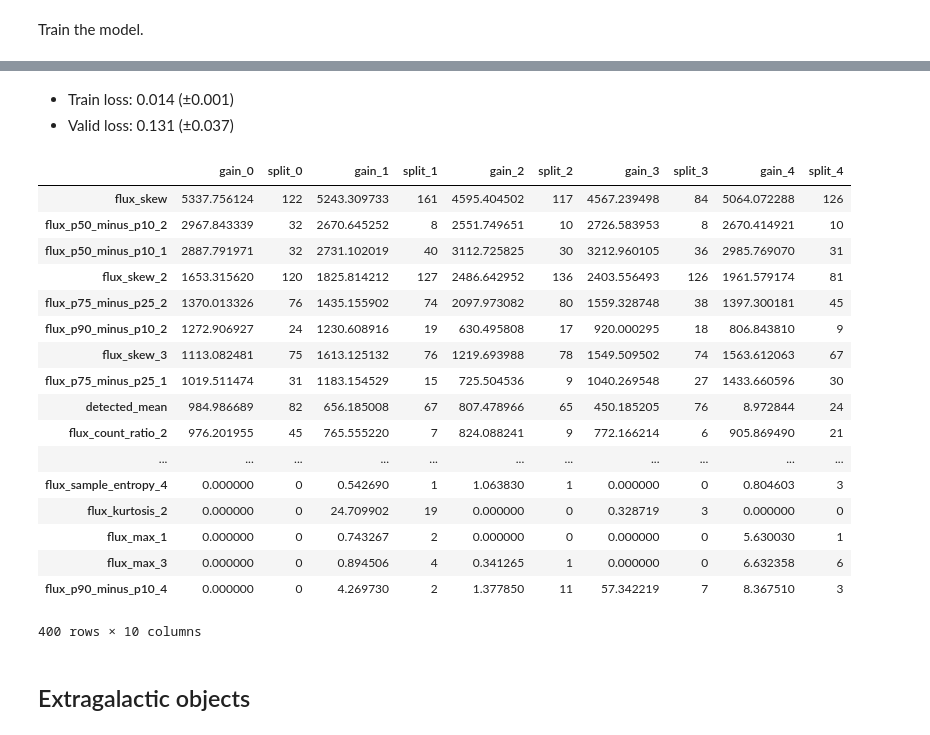
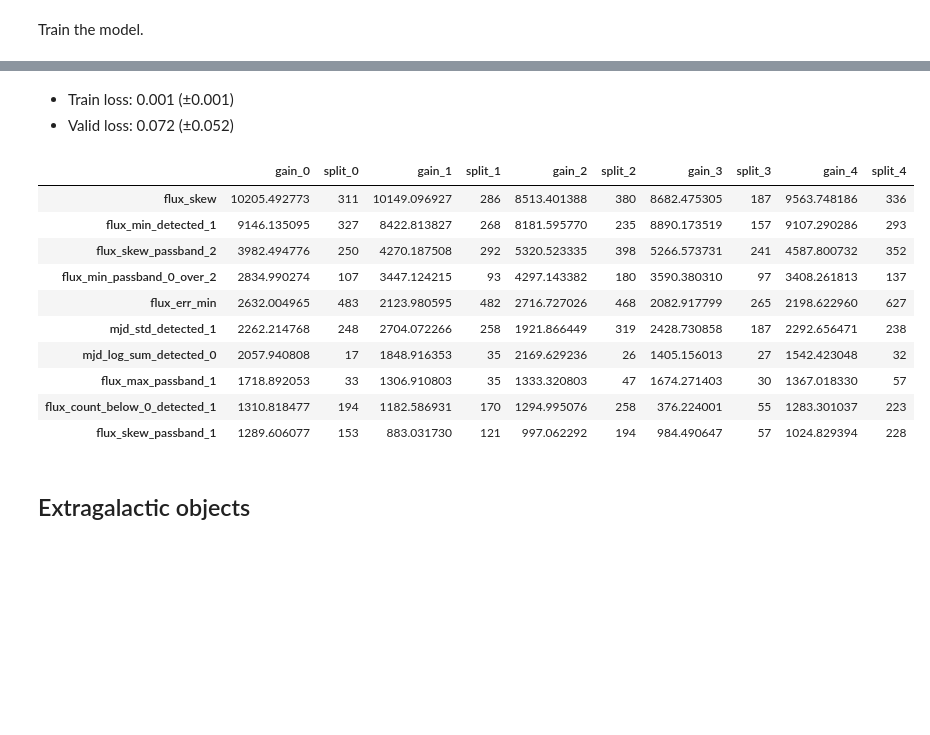
Before and after one commit to MaxHalford/kaggle-plasticc-astro-classification, a Jupyter notebook: Solution.ipynb, the cells around one changed output, grey strips where cells are left out. Cells and saved outputs as stored; diff of their text form; code cells hidden in the pictures; blank space fills up the shorter version.

```diff
--- a/Solution.ipynb
+++ b/Solution.ipynb
@@ -60,7 +48,7 @@ import itertools
 
 for (i, j) in itertools.combinations(range(6), 2):
     for stat in ('mean', 'min', 'max', 'std', 'skew', 'kurtosis'):
-        df[f'flux_{stat}_{i}_over_{j}'] = df.eval(f'flux_{stat}_{i} / (flux_{stat}_{j} + 1)')
+        df[f'flux_{stat}_passband_{i}_over_{j}'] = df.eval(f'flux_{stat}_passband_{i} / (flux_{stat}_passband_{j} + 1)')
 # %% [markdown]
 See what we got.
 # %%
@@ -76,14 +64,14 @@ df.head()
 # %% [markdown]
 # Learning
 # %%
-to_drop = ['is_train', 'target', 'hostgal_specz']
+to_drop = ['is_train',  'is_galactic', 'target', 'hostgal_specz']
 
 train = df[df['is_train']].set_index('object_id')
 test = df[~df['is_train']].set_index('object_id')
 
-X_train = train.drop(columns=to_drop)
+X_train = train.drop(columns=to_drop).astype(np.float32)
 y_train = train['target'].apply(lambda x: f'class_{int(x)}').astype('category')
-X_test = test.drop(columns=to_drop)
+X_test = test.drop(columns=to_drop).astype(np.float32)
 
 submission = pd.DataFrame(0.0, index=test.index, columns=y_train.cat.categories)
 submission['class_99'] = 0.0
@@ -138,9 +126,9 @@ def make_metric(class_to_int):
 # %% [markdown]
 Select the galactic objects.
 # %%
-X_train_gal = X_train[X_train['hostgal_photoz'] == 0]
-y_train_gal = y_train[X_train['hostgal_photoz'] == 0]
-X_test_gal = X_test[X_test['hostgal_photoz'] == 0]
+X_train_gal = X_train[train['is_galactic']]
+y_train_gal = y_train[train['is_galactic']]
+X_test_gal = X_test[test['is_galactic']]
 
 class_to_int = {c: i for i, c in enumerate(y_train_gal.unique())}
 int_to_class = {i: c for c, i in class_to_int.items()}
@@ -158,19 +146,19 @@ params = {
     'num_classes': y_train_gal.nunique(),
     'metric': 'None',
     'num_threads': -1,
-    'num_leaves': 7,
+    'num_leaves': 10,
     'max_bin': 127,
     'min_data_in_bin': 20,
-    'min_data_in_leaf': 340,
-    'min_sum_hessian_in_leaf': 5e-2,
-    'learning_rate': 0.07,
-    'feature_fraction': 0.7,
+    'min_data_in_leaf': 260,
+    'min_sum_hessian_in_leaf': 5e-3,
+    'learning_rate': 0.04,
+    'feature_fraction': 0.85,
     'feature_fraction_seed': 42,
     'bagging_fraction': 1,
     'bagging_freq': 0,
     'bagging_seed': 42,
-    'lambda_l1': 0.6,
-    'lambda_l2': 0.1,
+    'lambda_l1': 0,
+    'lambda_l2': 0,
     'verbosity': 2,
 }
 
@@ -243,27 +231,20 @@ Early stopping, best iteration is:
 # %% [markdown]
-- Train loss: 0.014 (±0.001)
-- Valid loss: 0.131 (±0.037)
+- Train loss: 0.001 (±0.001)
+- Valid loss: 0.072 (±0.052)
 # %%
-feature_importances.sort_values('gain_0', ascending=False)
+feature_importances.sort_values('gain_0', ascending=False).head(10)
 # %% [output]
 |  | gain_0 | split_0 | gain_1 | split_1 | gain_2 | split_2 | gain_3 | split_3 | gain_4 | split_4 |
-| flux_skew | 5337.756124 | 122 | 5243.309733 | 161 | 4595.404502 | 117 | 4567.239498 | 84 | 5064.072288 | 126 |
-| flux_p50_minus_p10_2 | 2967.843339 | 32 | 2670.645252 | 8 | 2551.749651 | 10 | 2726.583953 | 8 | 2670.414921 | 10 |
-| flux_p50_minus_p10_1 | 2887.791971 | 32 | 2731.102019 | 40 | 3112.725825 | 30 | 3212.960105 | 36 | 2985.769070 | 31 |
-| flux_skew_2 | 1653.315620 | 120 | 1825.814212 | 127 | 2486.642952 | 136 | 2403.556493 | 126 | 1961.579174 | 81 |
-| flux_p75_minus_p25_2 | 1370.013326 | 76 | 1435.155902 | 74 | 2097.973082 | 80 | 1559.328748 | 38 | 1397.300181 | 45 |
-| flux_p90_minus_p10_2 | 1272.906927 | 24 | 1230.608916 | 19 | 630.495808 | 17 | 920.000295 | 18 | 806.843810 | 9 |
-| flux_skew_3 | 1113.082481 | 75 | 1613.125132 | 76 | 1219.693988 | 78 | 1549.509502 | 74 | 1563.612063 | 67 |
-| flux_p75_minus_p25_1 | 1019.511474 | 31 | 1183.154529 | 15 | 725.504536 | 9 | 1040.269548 | 27 | 1433.660596 | 30 |
-| detected_mean | 984.986689 | 82 | 656.185008 | 67 | 807.478966 | 65 | 450.185205 | 76 | 8.972844 | 24 |
-| flux_count_ratio_2 | 976.201955 | 45 | 765.555220 | 7 | 824.088241 | 9 | 772.166214 | 6 | 905.869490 | 21 |
-| ... | ... | ... | ... | ... | ... | ... | ... | ... | ... | ... |
-| flux_sample_entropy_4 | 0.000000 | 0 | 0.542690 | 1 | 1.063830 | 1 | 0.000000 | 0 | 0.804603 | 3 |
-| flux_kurtosis_2 | 0.000000 | 0 | 24.709902 | 19 | 0.000000 | 0 | 0.328719 | 3 | 0.000000 | 0 |
-| flux_max_1 | 0.000000 | 0 | 0.743267 | 2 | 0.000000 | 0 | 0.000000 | 0 | 5.630030 | 1 |
-| flux_max_3 | 0.000000 | 0 | 0.894506 | 4 | 0.341265 | 1 | 0.000000 | 0 | 6.632358 | 6 |
-| flux_p90_minus_p10_4 | 0.000000 | 0 | 4.269730 | 2 | 1.377850 | 11 | 57.342219 | 7 | 8.367510 | 3 |
+| flux_skew | 10205.492773 | 311 | 10149.096927 | 286 | 8513.401388 | 380 | 8682.475305 | 187 | 9563.748186 | 336 |
+| flux_min_detected_1 | 9146.135095 | 327 | 8422.813827 | 268 | 8181.595770 | 235 | 8890.173519 | 157 | 9107.290286 | 293 |
+| flux_skew_passband_2 | 3982.494776 | 250 | 4270.187508 | 292 | 5320.523335 | 398 | 5266.573731 | 241 | 4587.800732 | 352 |
+| flux_min_passband_0_over_2 | 2834.990274 | 107 | 3447.124215 | 93 | 4297.143382 | 180 | 3590.380310 | 97 | 3408.261813 | 137 |
+| flux_err_min | 2632.004965 | 483 | 2123.980595 | 482 | 2716.727026 | 468 | 2082.917799 | 265 | 2198.622960 | 627 |
+| mjd_std_detected_1 | 2262.214768 | 248 | 2704.072266 | 258 | 1921.866449 | 319 | 2428.730858 | 187 | 2292.656471 | 238 |
+| mjd_log_sum_detected_0 | 2057.940808 | 17 | 1848.916353 | 35 | 2169.629236 | 26 | 1405.156013 | 27 | 1542.423048 | 32 |
+| flux_max_passband_1 | 1718.892053 | 33 | 1306.910803 | 35 | 1333.320803 | 47 | 1674.271403 | 30 | 1367.018330 | 57 |
+| flux_count_below_0_detected_1 | 1310.818477 | 194 | 1182.586931 | 170 | 1294.995076 | 258 | 376.224001 | 55 | 1283.301037 | 223 |
+| flux_skew_passband_1 | 1289.606077 | 153 | 883.031730 | 121 | 997.062292 | 194 | 984.490647 | 57 | 1024.829394 | 228 |
-400 rows × 10 columns
 # %% [markdown]
 ## Extragalactic objects
 # %% [markdown]
```
Also changed, not shown: parts of 17 cells of this notebook, 6 other files.
